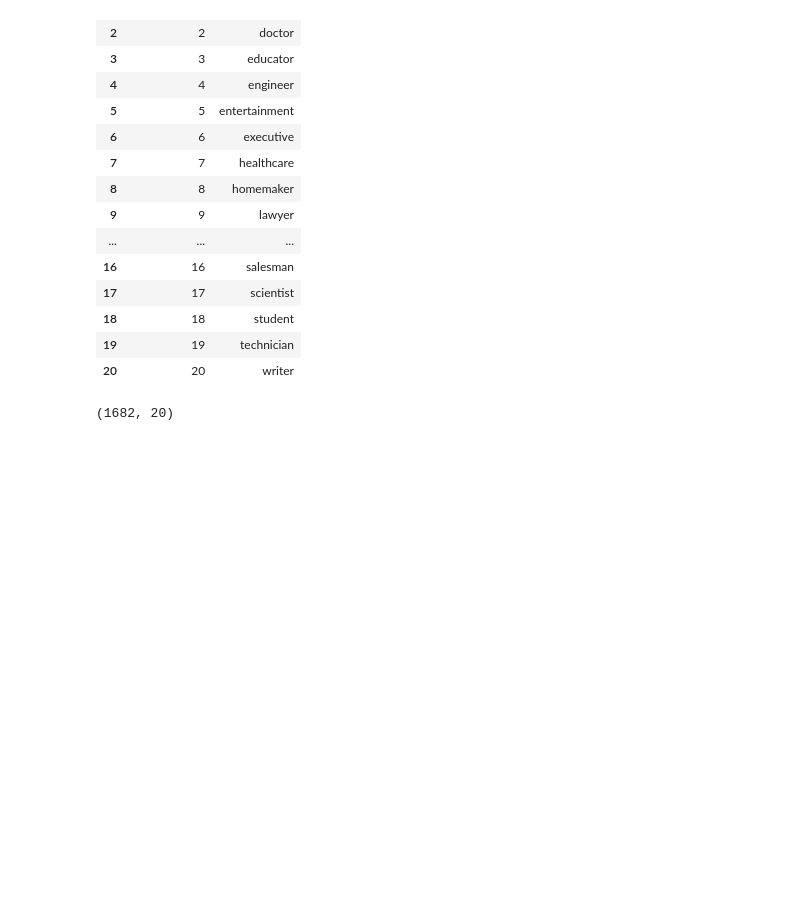
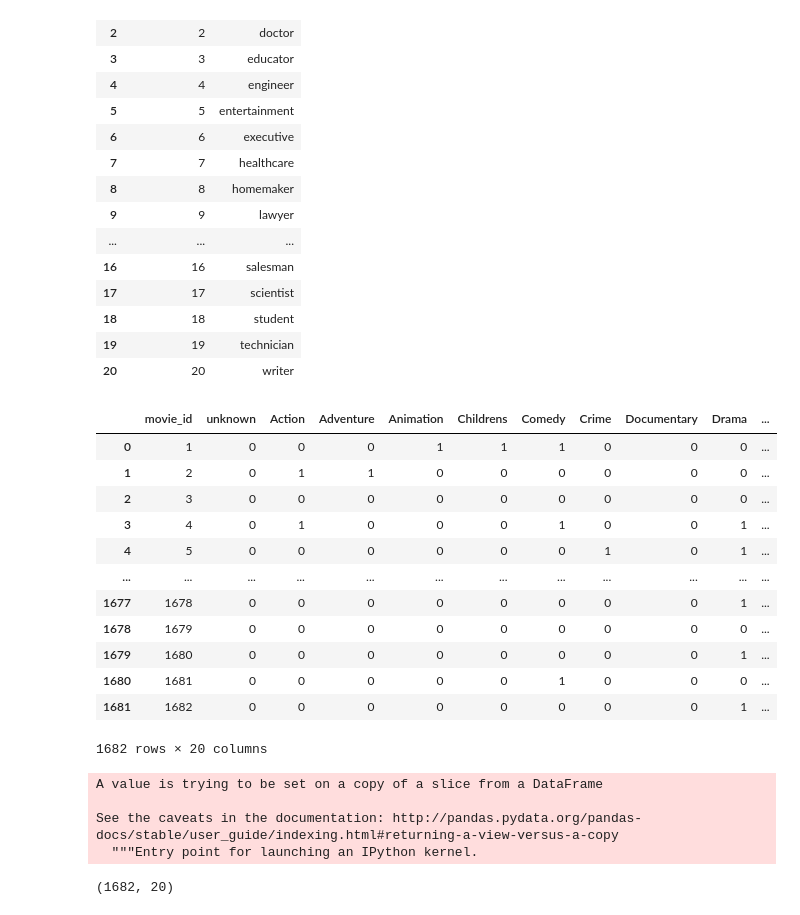
Before and after one commit to YuxuanLongBeyond/Graph-based-Recommendation-System, a Jupyter notebook: processed_dataset/preprocess_data.ipynb, the cells around one changed output. Drawn from its saved outputs; the diff is of its cells as text; code cells hidden in the pictures; blank space fills up the shorter version.

```diff
--- a/processed_dataset/preprocess_data.ipynb
+++ b/processed_dataset/preprocess_data.ipynb
@@ -82,3 +82,26 @@ movie_headers = ['movie_id', 'unknown', 'Action', 'Adventure', 'Animation',
                  'Thriller', 'War', 'Western']
 # %%
 item_data_np = item_data[movie_headers]
+# %%
+item_data_np
+# %% [output]
+|  | movie_id | unknown | Action | Adventure | Animation | Childrens | Comedy | Crime | Documentary | Drama | ... |
+| 0 | 1 | 0 | 0 | 0 | 1 | 1 | 1 | 0 | 0 | 0 | ... |
+| 1 | 2 | 0 | 1 | 1 | 0 | 0 | 0 | 0 | 0 | 0 | ... |
+| 2 | 3 | 0 | 0 | 0 | 0 | 0 | 0 | 0 | 0 | 0 | ... |
+| 3 | 4 | 0 | 1 | 0 | 0 | 0 | 1 | 0 | 0 | 1 | ... |
+| 4 | 5 | 0 | 0 | 0 | 0 | 0 | 0 | 1 | 0 | 1 | ... |
+| ... | ... | ... | ... | ... | ... | ... | ... | ... | ... | ... | ... |
+| 1677 | 1678 | 0 | 0 | 0 | 0 | 0 | 0 | 0 | 0 | 1 | ... |
+| 1678 | 1679 | 0 | 0 | 0 | 0 | 0 | 0 | 0 | 0 | 0 | ... |
+| 1679 | 1680 | 0 | 0 | 0 | 0 | 0 | 0 | 0 | 0 | 1 | ... |
+| 1680 | 1681 | 0 | 0 | 0 | 0 | 0 | 1 | 0 | 0 | 0 | ... |
+| 1681 | 1682 | 0 | 0 | 0 | 0 | 0 | 0 | 0 | 0 | 1 | ... |
+1682 rows × 20 columns
+# %%
+item_data_np.sort_values('movie_id', inplace=True)
+# %% [output]
+A value is trying to be set on a copy of a slice from a DataFrame
+
+See the caveats in the documentation: http://pandas.pydata.org/pandas-docs/stable/user_guide/indexing.html#returning-a-view-versus-a-copy
+  """Entry point for launching an IPython kernel.
```
Also changed, not shown: parts of 16 cells of this notebook, 2 other files.
